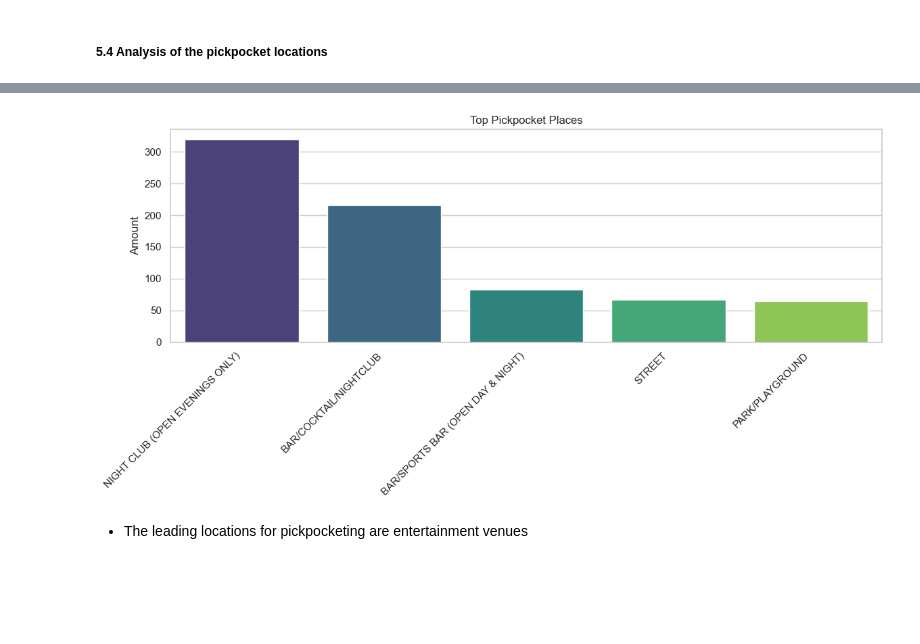
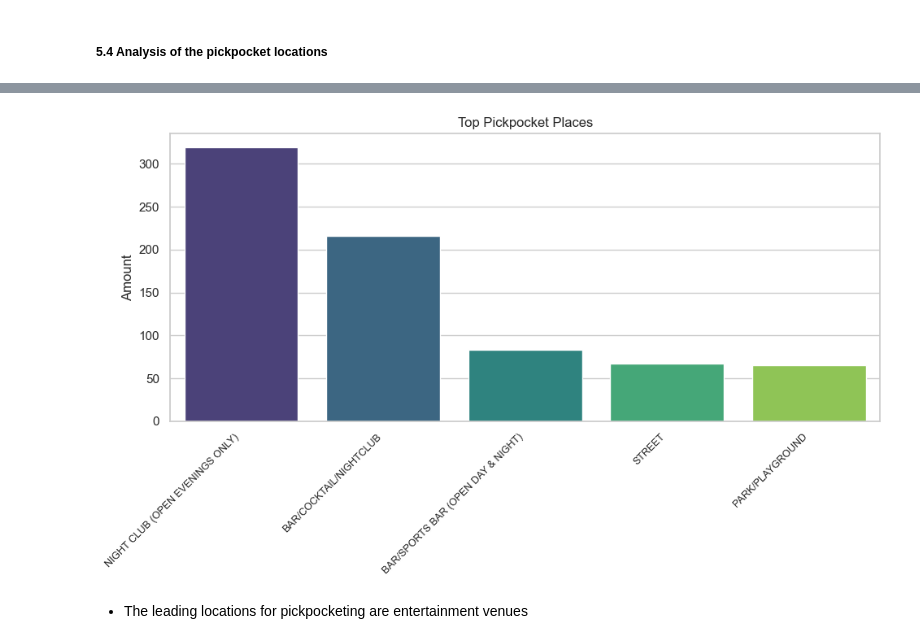
Before and after one commit to BareLevi/Data_Analysis_Final_Project, a Jupyter notebook: data_analysis_project_final.ipynb, the cells around one changed output, grey strips where cells are left out. Saved outputs shown, nothing was run; the diff lists cells and outputs as text; code cells hidden in the pictures; blank space fills up the shorter version.

```diff
--- a/data_analysis_project_final.ipynb
+++ b/data_analysis_project_final.ipynb
@@ -731,5 +728,5 @@ plt.show()
 # %% [markdown]
 ##### 5.1 Analysis of the areas where pickpocket crimes happened
 # %%
-chipopo_df = df[df["crime_description"] == "PICKPOCKET"]
+pickpocket_df = df[df["crime_description"] == "PICKPOCKET"]
 # %%
@@ -762,7 +759,7 @@ plt.show()
 # %% [markdown]
 ##### 5.2 Analysis of pickpocket hours
 # %%
-CentralANDHollywood_df = chipopo_df[chipopo_df['area_name'].isin(['Central', 'Hollywood'])]
+CentralANDHollywood_df = pickpocket_df[pickpocket_df['area_name'].isin(['Central', 'Hollywood'])]
 hour_counts_ch = CentralANDHollywood_df['hour_occurred'].value_counts().reset_index()
 hour_counts_ch.columns = ['hour_occurred', 'count']
 # %%
@@ -869,20 +853,20 @@ premise_description_counts.head(10)
 # %%
 top_5_premise_description_counts = premise_description_counts.head(5)
 
 
-plt.figure(figsize=(12, 6))
+plt.figure(figsize=(10, 6))
 sns.barplot(x='premise_description', y='count', data=top_5_premise_description_counts, palette='viridis')
 
 plt.title('Top Pickpocket Places')
 plt.xlabel('')
 plt.ylabel('Amount')
-plt.xticks(rotation=45,ha = "right")
+plt.xticks(rotation=45,ha = "right", fontsize=9)
 plt.tight_layout()
 
 
 plt.show()
 # %% [output]
-[figure, old version]
+[figure, new version]
 # %% [markdown]
 - The leading locations for pickpocketing are entertainment venues
 # %% [markdown]
```
Also changed, not shown: parts of 27 cells of this notebook.
